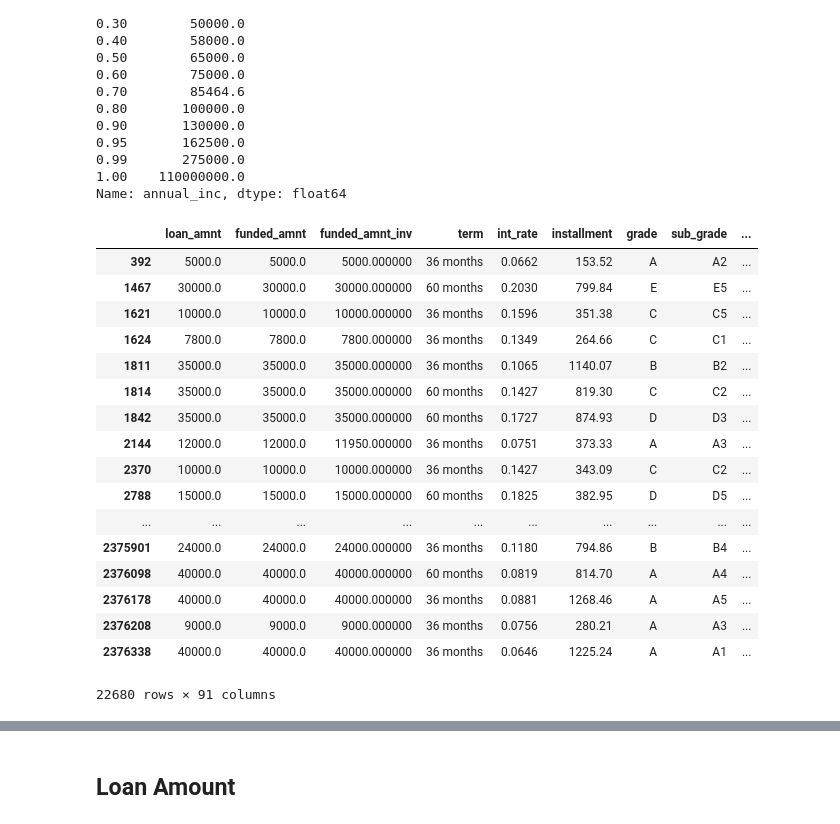
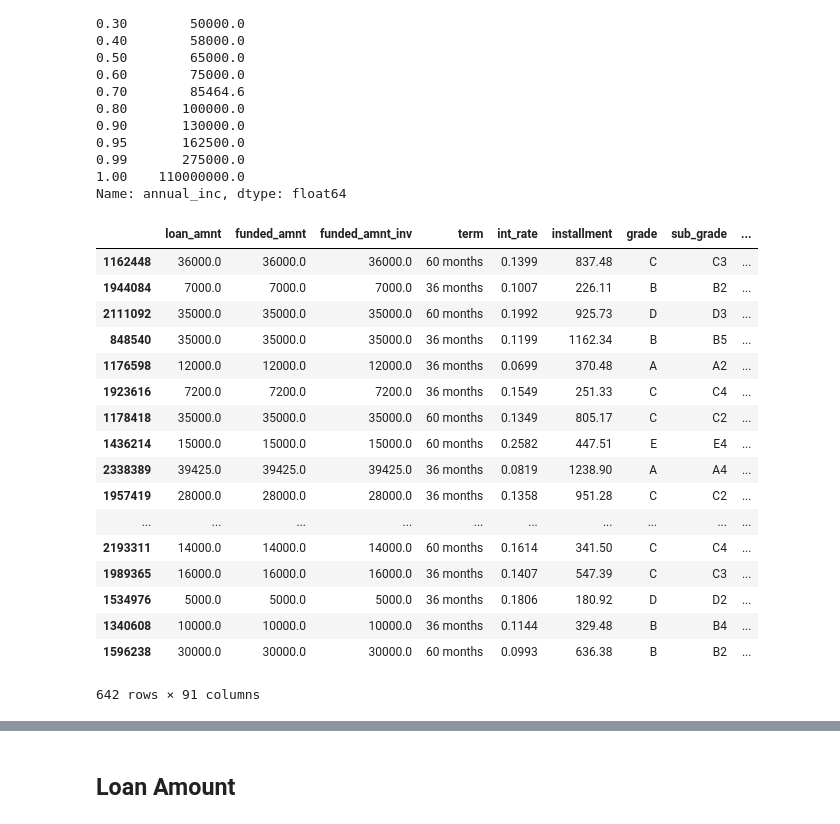
Before and after one commit to AnthonyHLin/springboard-capstone-1, a Jupyter notebook: Capstone 1- Data Exploration.ipynb, the cells around one changed output, grey strips where cells are left out. Cells and saved outputs as stored; diff of their text form; code cells hidden in the pictures.

```diff
--- a/Capstone 1- Data Exploration.ipynb
+++ b/Capstone 1- Data Exploration.ipynb
@@ -33,23 +35,23 @@ Name: annual_inc, dtype: float64
 # %%
 # Examine annual income outliers
 pd.set_option('display.max_columns', None)
-df[df.annual_inc > 275000]
+df[df.annual_inc > 1000000].sort_values(by=['annual_inc'])
 # %% [output]
 |  | loan_amnt | funded_amnt | funded_amnt_inv | term | int_rate | installment | grade | sub_grade | ... |
-| 392 | 5000.0 | 5000.0 | 5000.000000 | 36 months | 0.0662 | 153.52 | A | A2 | ... |
-| 1467 | 30000.0 | 30000.0 | 30000.000000 | 60 months | 0.2030 | 799.84 | E | E5 | ... |
-| 1621 | 10000.0 | 10000.0 | 10000.000000 | 36 months | 0.1596 | 351.38 | C | C5 | ... |
-| 1624 | 7800.0 | 7800.0 | 7800.000000 | 36 months | 0.1349 | 264.66 | C | C1 | ... |
-| 1811 | 35000.0 | 35000.0 | 35000.000000 | 36 months | 0.1065 | 1140.07 | B | B2 | ... |
-| 1814 | 35000.0 | 35000.0 | 35000.000000 | 60 months | 0.1427 | 819.30 | C | C2 | ... |
-| 1842 | 35000.0 | 35000.0 | 35000.000000 | 60 months | 0.1727 | 874.93 | D | D3 | ... |
-| 2144 | 12000.0 | 12000.0 | 11950.000000 | 36 months | 0.0751 | 373.33 | A | A3 | ... |
-| 2370 | 10000.0 | 10000.0 | 10000.000000 | 36 months | 0.1427 | 343.09 | C | C2 | ... |
-| 2788 | 15000.0 | 15000.0 | 15000.000000 | 60 months | 0.1825 | 382.95 | D | D5 | ... |
+| 1162448 | 36000.0 | 36000.0 | 36000.0 | 60 months | 0.1399 | 837.48 | C | C3 | ... |
+| 1944084 | 7000.0 | 7000.0 | 7000.0 | 36 months | 0.1007 | 226.11 | B | B2 | ... |
+| 2111092 | 35000.0 | 35000.0 | 35000.0 | 60 months | 0.1992 | 925.73 | D | D3 | ... |
+| 848540 | 35000.0 | 35000.0 | 35000.0 | 36 months | 0.1199 | 1162.34 | B | B5 | ... |
+| 1176598 | 12000.0 | 12000.0 | 12000.0 | 36 months | 0.0699 | 370.48 | A | A2 | ... |
+| 1923616 | 7200.0 | 7200.0 | 7200.0 | 36 months | 0.1549 | 251.33 | C | C4 | ... |
+| 1178418 | 35000.0 | 35000.0 | 35000.0 | 60 months | 0.1349 | 805.17 | C | C2 | ... |
+| 1436214 | 15000.0 | 15000.0 | 15000.0 | 60 months | 0.2582 | 447.51 | E | E4 | ... |
+| 2338389 | 39425.0 | 39425.0 | 39425.0 | 36 months | 0.0819 | 1238.90 | A | A4 | ... |
+| 1957419 | 28000.0 | 28000.0 | 28000.0 | 36 months | 0.1358 | 951.28 | C | C2 | ... |
 | ... | ... | ... | ... | ... | ... | ... | ... | ... | ... |
-| 2375901 | 24000.0 | 24000.0 | 24000.000000 | 36 months | 0.1180 | 794.86 | B | B4 | ... |
-| 2376098 | 40000.0 | 40000.0 | 40000.000000 | 60 months | 0.0819 | 814.70 | A | A4 | ... |
-| 2376178 | 40000.0 | 40000.0 | 40000.000000 | 36 months | 0.0881 | 1268.46 | A | A5 | ... |
-| 2376208 | 9000.0 | 9000.0 | 9000.000000 | 36 months | 0.0756 | 280.21 | A | A3 | ... |
-| 2376338 | 40000.0 | 40000.0 | 40000.000000 | 36 months | 0.0646 | 1225.24 | A | A1 | ... |
+| 2193311 | 14000.0 | 14000.0 | 14000.0 | 60 months | 0.1614 | 341.50 | C | C4 | ... |
+| 1989365 | 16000.0 | 16000.0 | 16000.0 | 36 months | 0.1407 | 547.39 | C | C3 | ... |
+| 1534976 | 5000.0 | 5000.0 | 5000.0 | 36 months | 0.1806 | 180.92 | D | D2 | ... |
+| 1340608 | 10000.0 | 10000.0 | 10000.0 | 36 months | 0.1144 | 329.48 | B | B4 | ... |
+| 1596238 | 30000.0 | 30000.0 | 30000.0 | 60 months | 0.0993 | 636.38 | B | B2 | ... |
-22680 rows × 91 columns
+642 rows × 91 columns
```
Also changed, not shown: parts of 62 cells of this notebook.
